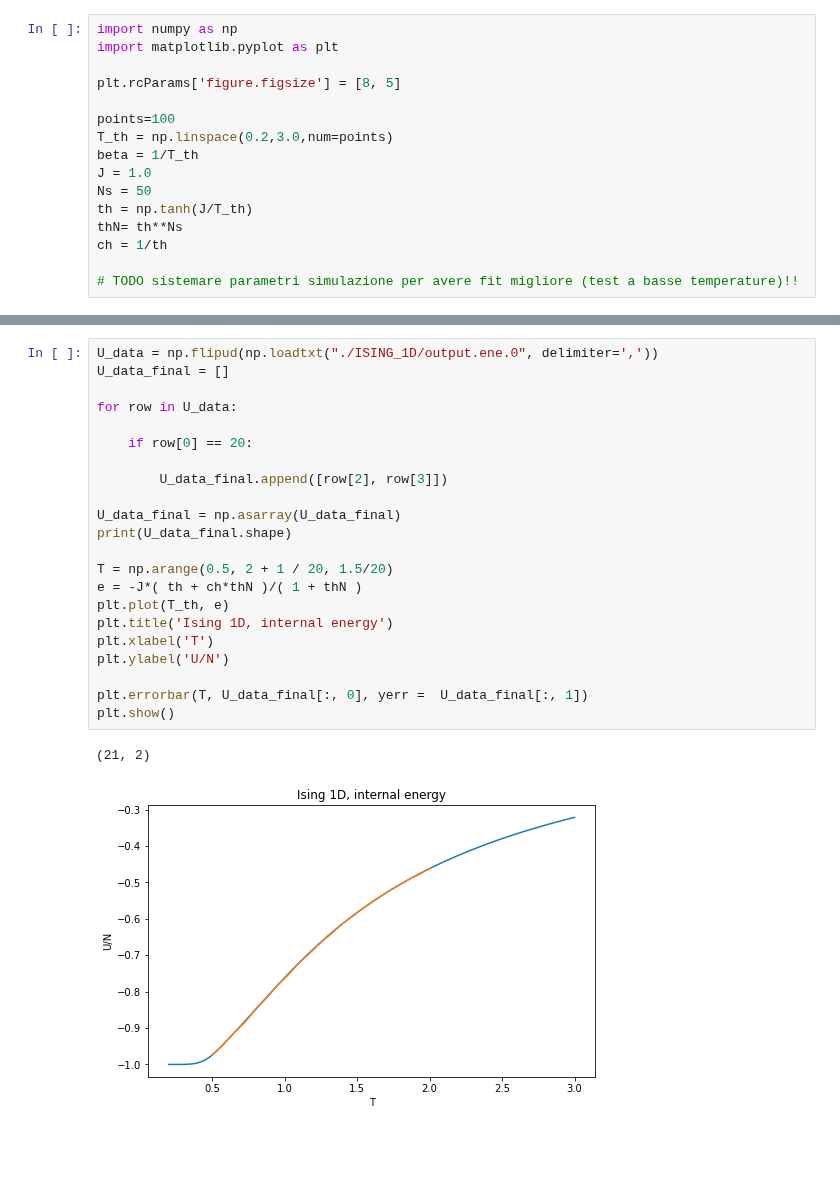
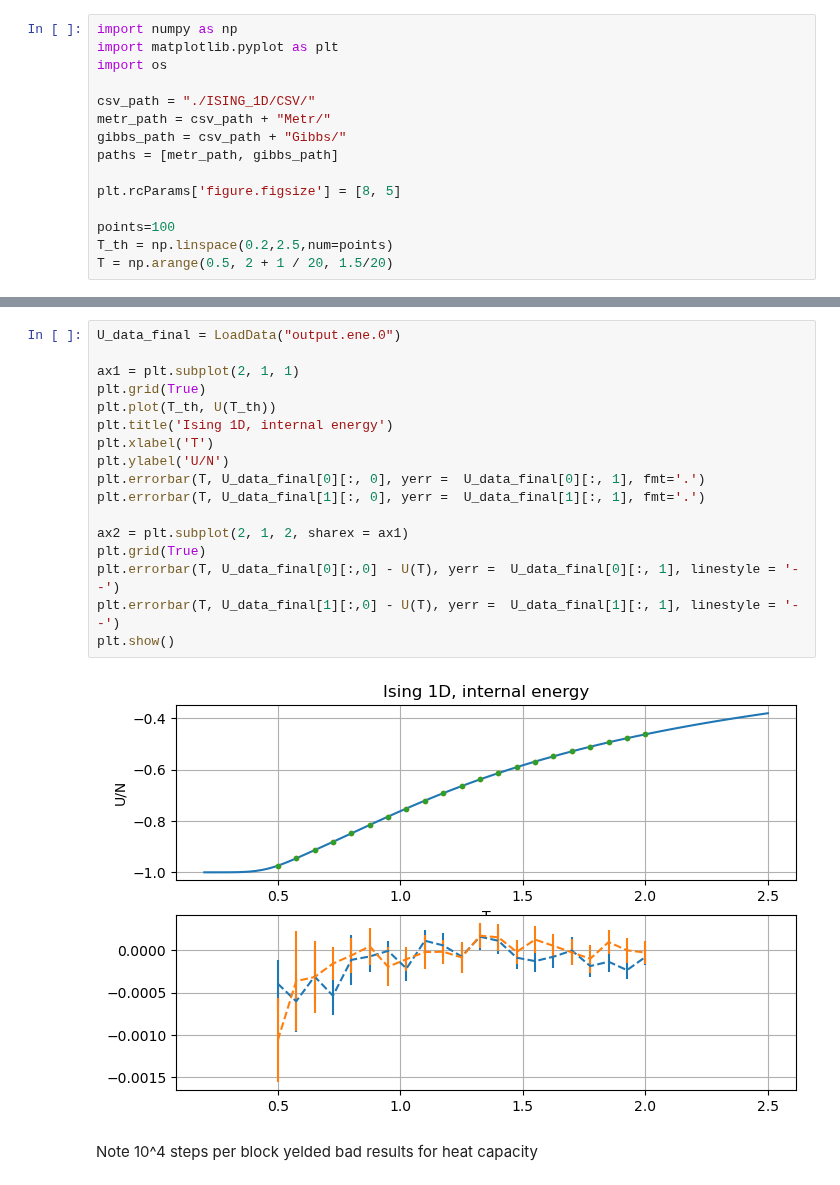
Before and after one commit to YggdrasilUrthr/NSL, a Jupyter notebook: Lab6/Lab6.ipynb, the cells around one changed output, grey strips where cells are left out. Drawn from its saved outputs; the diff is of its cells as text; blank space fills up the shorter version.

```diff
--- a/Lab6/Lab6.ipynb
+++ b/Lab6/Lab6.ipynb
@@ -1,16 +1,15 @@
 # %%
 import numpy as np
 import matplotlib.pyplot as plt
+import os
+
+csv_path = "./ISING_1D/CSV/"
+metr_path = csv_path + "Metr/"
+gibbs_path = csv_path + "Gibbs/"
+paths = [metr_path, gibbs_path]
 
 plt.rcParams['figure.figsize'] = [8, 5]
 
 points=100
-T_th = np.linspace(0.2,3.0,num=points)
-beta = 1/T_th
-J = 1.0
-Ns = 50
-th = np.tanh(J/T_th)
-thN= th**Ns
-ch = 1/th
-
-# TODO sistemare parametri simulazione per avere fit migliore (test a basse temperature)!!
+T_th = np.linspace(0.2,2.5,num=points)
+T = np.arange(0.5, 2 + 1 / 20, 1.5/20)
@@ -17,26 +102,22 @@ ch = 1/th
 # %%
-U_data = np.flipud(np.loadtxt("./ISING_1D/output.ene.0", delimiter=','))
-U_data_final = []
+U_data_final = LoadData("output.ene.0")
 
-for row in U_data:
-
-    if row[0] == 20:
-
-        U_data_final.append([row[2], row[3]])
-
-U_data_final = np.asarray(U_data_final)
-print(U_data_final.shape)
-
-T = np.arange(0.5, 2 + 1 / 20, 1.5/20)
-e = -J*( th + ch*thN )/( 1 + thN )
-plt.plot(T_th, e)
+ax1 = plt.subplot(2, 1, 1)
+plt.grid(True)
+plt.plot(T_th, U(T_th))
 plt.title('Ising 1D, internal energy')
 plt.xlabel('T')
 plt.ylabel('U/N')
+plt.errorbar(T, U_data_final[0][:, 0], yerr =  U_data_final[0][:, 1], fmt='.')
+plt.errorbar(T, U_data_final[1][:, 0], yerr =  U_data_final[1][:, 1], fmt='.')
 
-plt.errorbar(T, U_data_final[:, 0], yerr =  U_data_final[:, 1])
+ax2 = plt.subplot(2, 1, 2, sharex = ax1)
+plt.grid(True)
+plt.errorbar(T, U_data_final[0][:,0] - U(T), yerr =  U_data_final[0][:, 1], linestyle = '--')
+plt.errorbar(T, U_data_final[1][:,0] - U(T), yerr =  U_data_final[1][:, 1], linestyle = '--')
 plt.show()
 # %% [output]
-(21, 2)
-[figure, old version]
+[figure, new version]
+# %% [markdown]
+Note 10^4 steps per block yelded bad results for heat capacity
 # %%
```
Also changed, not shown: parts of 10 cells of this notebook, 54 other files.
